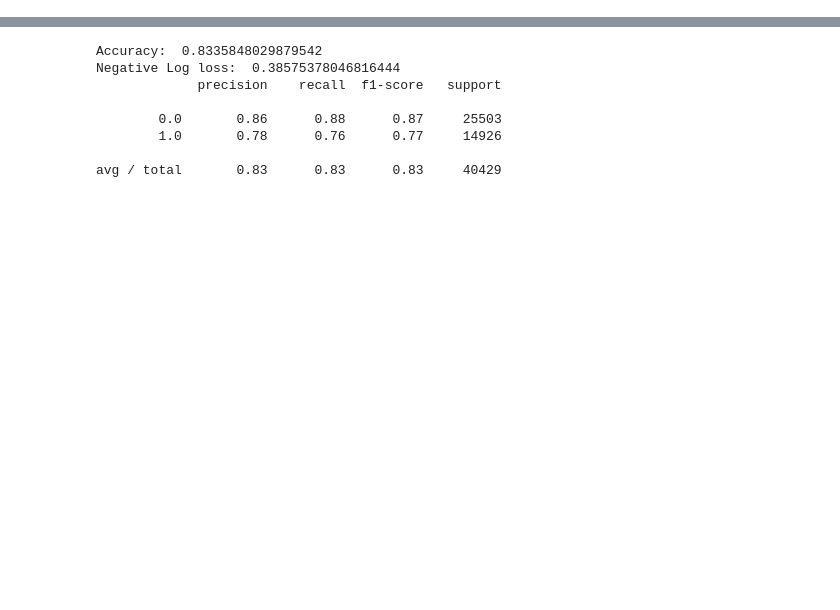
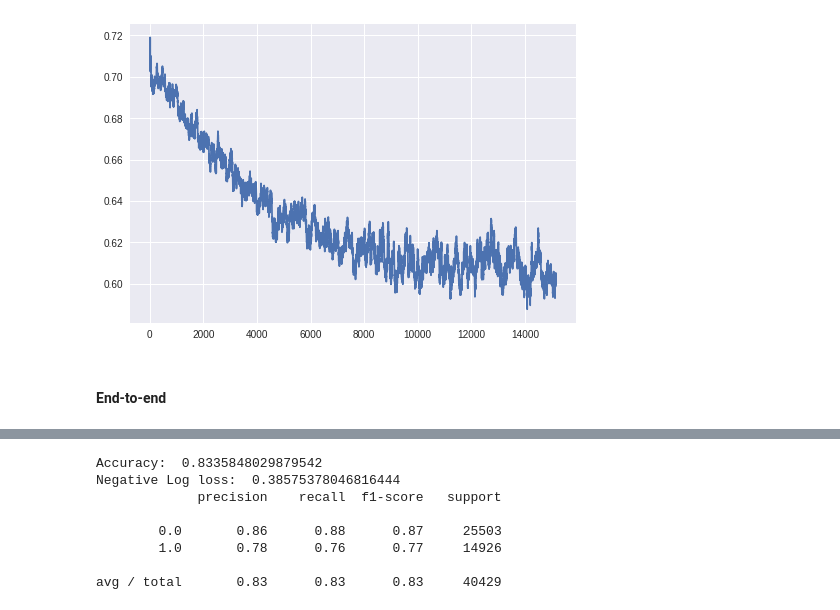
Before and after one commit to RudrakshTuwani/transfer-learning-quora, a Jupyter notebook: notebooks/FitLaM Finetuning.ipynb, the cells around one changed output, grey strips where cells are left out. Saved outputs shown, nothing was run; the diff lists cells and outputs as text; code cells hidden in the pictures; blank space fills up the shorter version.

```diff
--- a/notebooks/FitLaM Finetuning.ipynb
+++ b/notebooks/FitLaM Finetuning.ipynb
@@ -125,0 +161,2 @@ learn.sched.plot()
+# %%
+learn.fit(1e-5, 1, cycle_len=1, wds=wd, use_clr=(10, 3))
@@ -125,0 +167,6 @@ learn.sched.plot()
+# %%
+learn.sched.plot_loss()
+# %% [output]
+[figure, added]
+# %% [markdown]
+#### End-to-end
```
Also changed, not shown: parts of 24 cells of this notebook, 2 other files.
